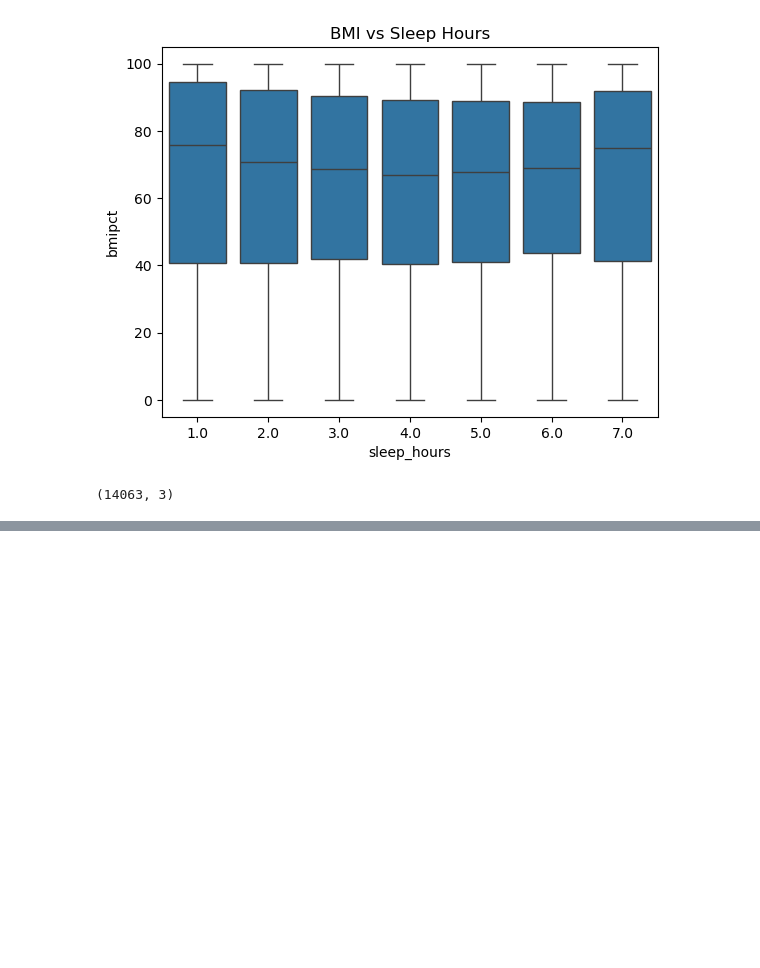
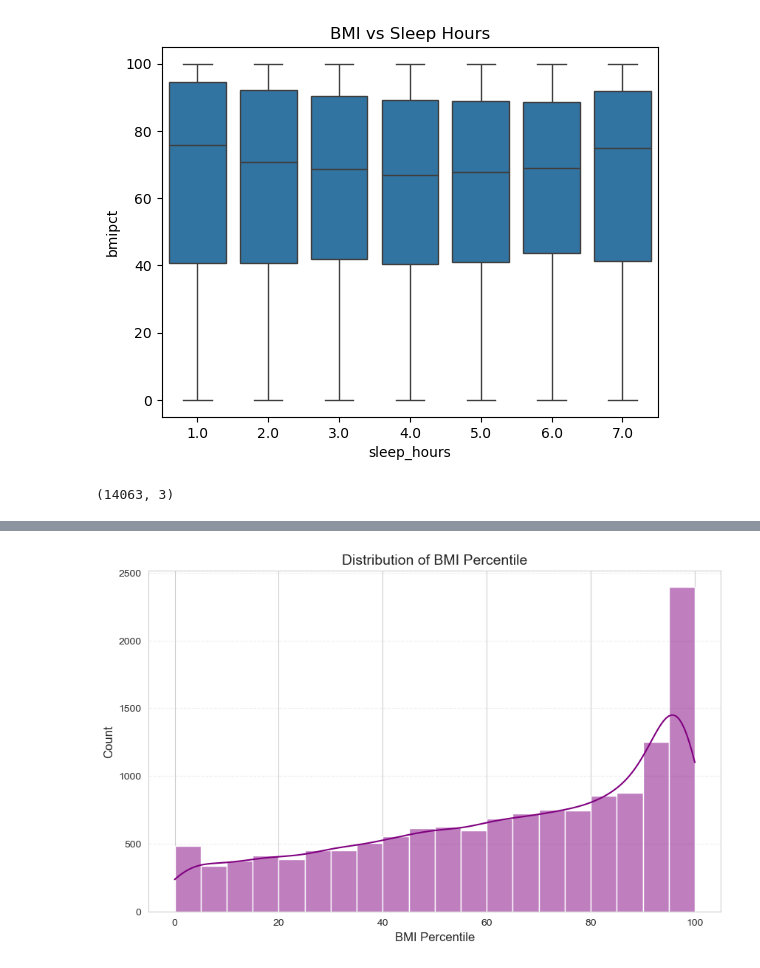
Before and after one commit to spirit-web/week2-cleaning-dataset-yrbs, a Jupyter notebook: notebooks/03_eda_mahtab.ipynb, the cells around one changed output, grey strips where cells are left out. Saved outputs shown, nothing was run; the diff lists cells and outputs as text; code cells hidden in the pictures; blank space fills up the shorter version.

```diff
--- a/notebooks/03_eda_mahtab.ipynb
+++ b/notebooks/03_eda_mahtab.ipynb
@@ -44,0 +107,22 @@ print(df_mahtab.shape)
+# %%
+import seaborn as sns
+import matplotlib.pyplot as plt
+
+plt.figure(figsize=(10, 6))
+
+sns.histplot(
+    df_mahtab["bmipct"],
+    bins=20,
+    kde=True,
+    color="purple"
+)
+
+plt.title("Distribution of BMI Percentile", fontsize=14)
+plt.xlabel("BMI Percentile", fontsize=12)
+plt.ylabel("Count", fontsize=12)
+
+plt.grid(axis="y", linestyle="--", alpha=0.3)
+
+plt.show()
+# %% [output]
+[figure, added]
```
Also changed, not shown: parts of 6 cells of this notebook.
